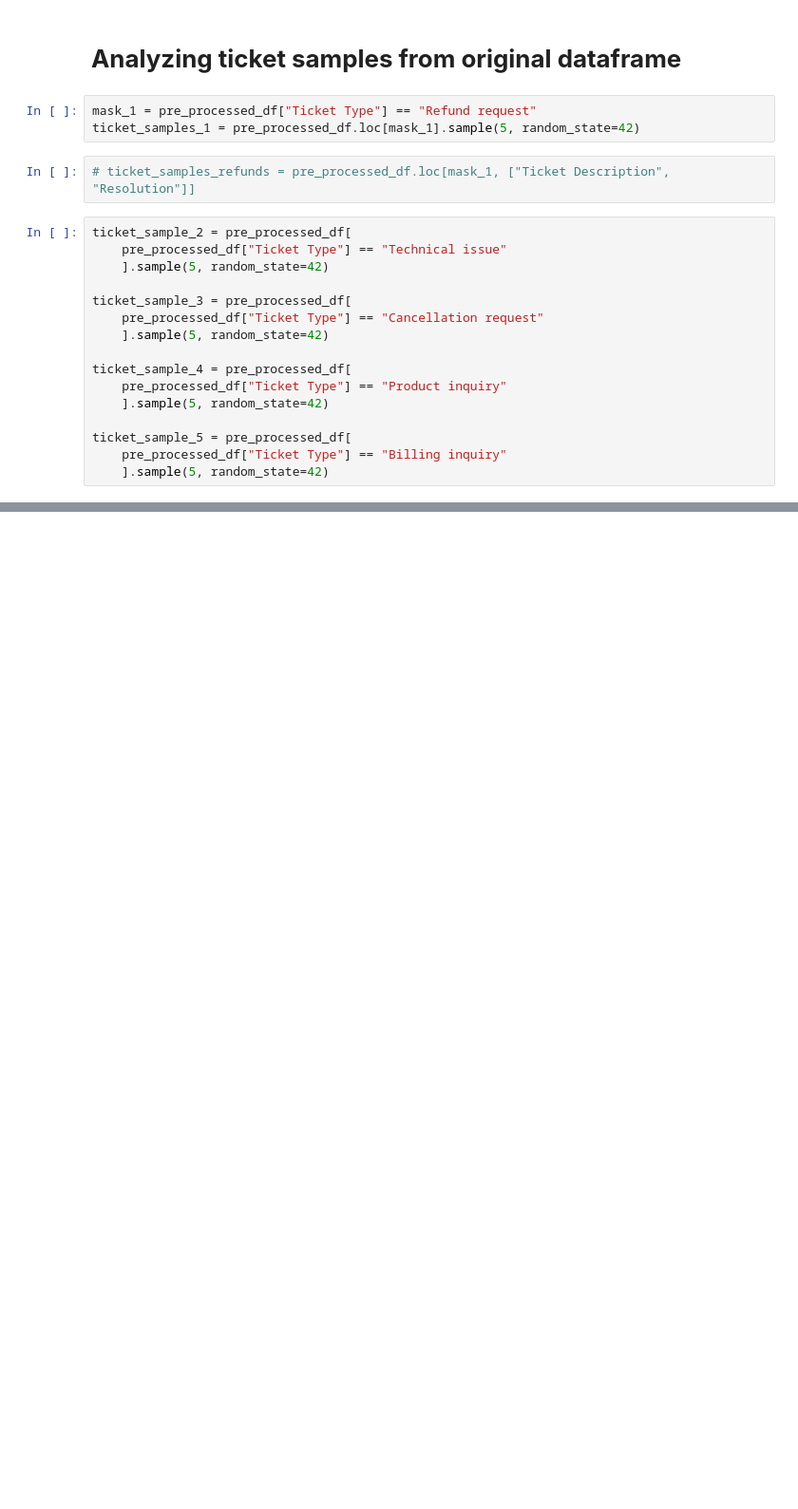
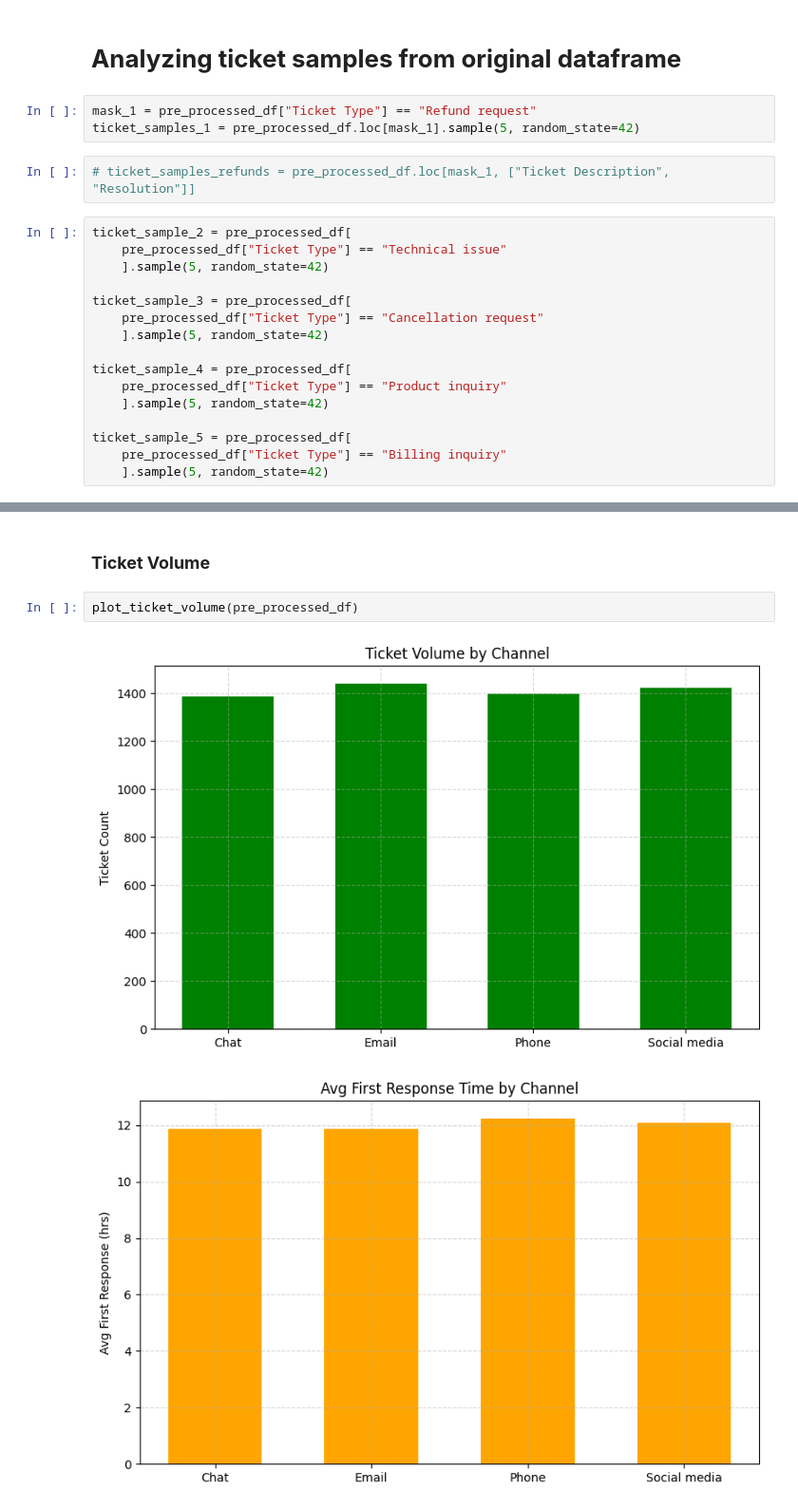
Before and after one commit to Sir-python/FUTURE_DS_02, a Jupyter notebook: Notebooks/Customer_support_analysis.ipynb, the cells around one changed output, grey strips where cells are left out. Shown at 95% size. Cells and saved outputs as stored; diff of their text form; blank space fills up the shorter version.

```diff
--- a/Notebooks/Customer_support_analysis.ipynb
+++ b/Notebooks/Customer_support_analysis.ipynb
@@ -249,0 +277,7 @@ ticket_sample_5.to_csv(r"F:\Personal Works\Future Interns\FUTURE_DS_02\Datasets\
+# %% [markdown]
+### **Ticket Volume**
+# %%
+plot_ticket_volume(pre_processed_df)
+# %% [output]
+[figure, added]
+[figure, added]
```
Also changed, not shown: parts of 22 cells of this notebook, 8 other files.
